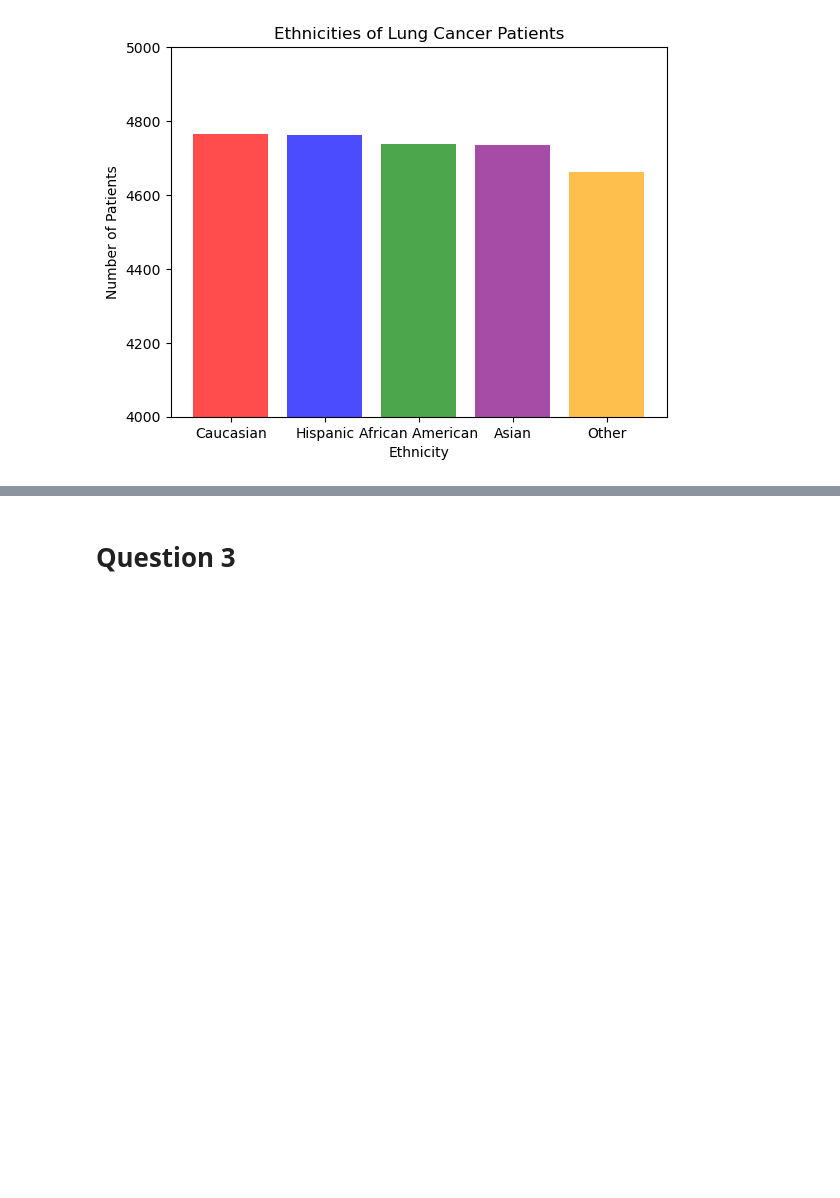
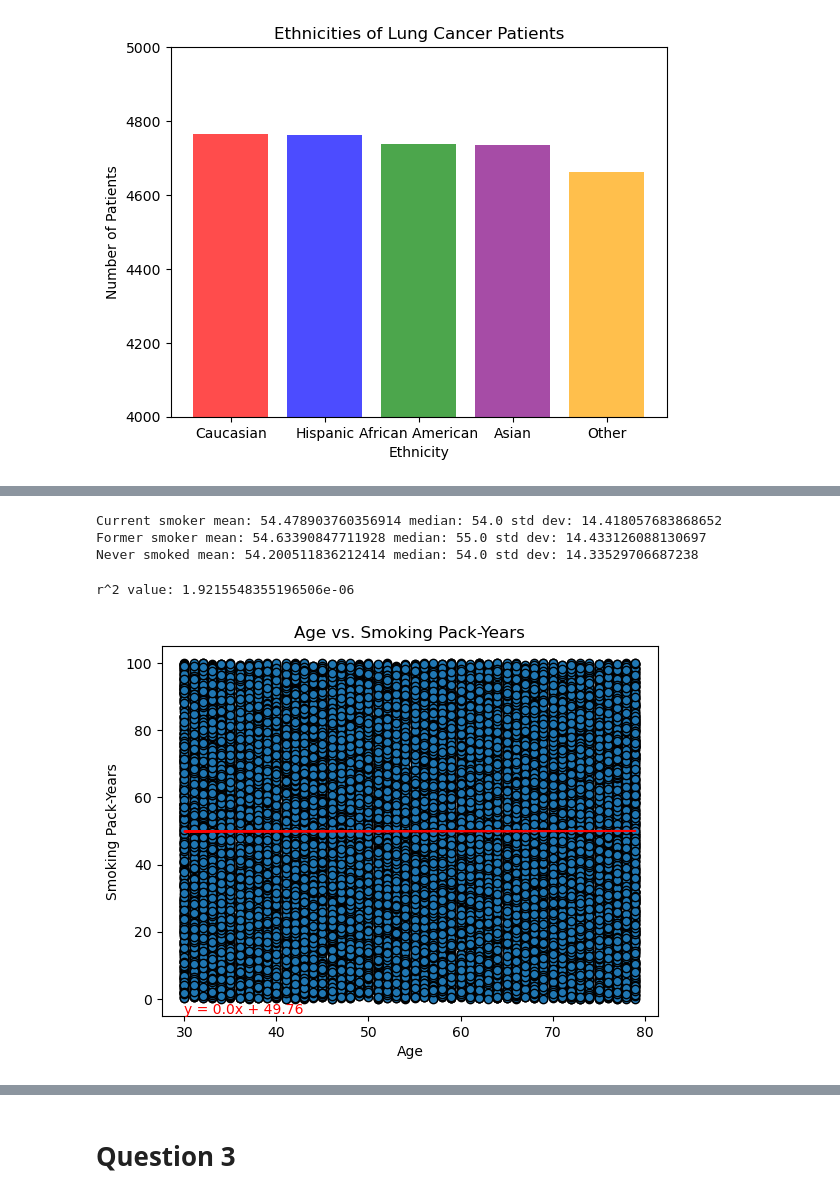
Before and after one commit to nbscarth/project-1-python, a Jupyter notebook: Project_1/lung_cancer_analysis.ipynb, the cells around one changed output, grey strips where cells are left out. Drawn from its saved outputs; the diff is of its cells as text; code cells hidden in the pictures; blank space fills up the shorter version.

```diff
--- a/Project_1/lung_cancer_analysis.ipynb
+++ b/Project_1/lung_cancer_analysis.ipynb
@@ -131,0 +159,30 @@ plt.show()
+# %%
+print(f"Current smoker mean: {current_vs_age.mean()} median: {current_vs_age.median()} std dev: {current_vs_age.std()}")
+print(f"Former smoker mean: {former_vs_age.mean()} median: {former_vs_age.median()} std dev: {former_vs_age.std()}")
+print(f"Never smoked mean: {never_vs_age.mean()} median: {never_vs_age.median()} std dev: {never_vs_age.std()}")
+# %% [output]
+Current smoker mean: 54.478903760356914 median: 54.0 std dev: 14.418057683868652
+Former smoker mean: 54.63390847711928 median: 55.0 std dev: 14.433126088130697
+Never smoked mean: 54.200511836212414 median: 54.0 std dev: 14.33529706687238
+# %%
+# Age vs Smoking Pack-Years
+age_x = cancer_df["Age"].values
+pack_years_y = cancer_df["Smoking_Pack_Years"].values
+
+(slope, intercept, rvalue, pvalue, stderr) = stats.linregress(age_x, pack_years_y)
+print(f"r^2 value: {rvalue**2}")
+
+equation = f"y = {round(slope, 2)}x + {round(intercept, 2)}"
+line = slope * age_x + intercept
+
+plt.scatter(age_x, pack_years_y, edgecolors="black")
+plt.plot(age_x, line, color="red")
+plt.annotate(equation, (30, -4.5), color="red")
+plt.title("Age vs. Smoking Pack-Years")
+plt.ylabel("Smoking Pack-Years")
+plt.ylim(-5, 105)
+plt.xlabel("Age")
+plt.show()
+# %% [output]
+r^2 value: 1.9215548355196506e-06
+[figure, added]
```
Also changed, not shown: parts of 10 cells of this notebook.
